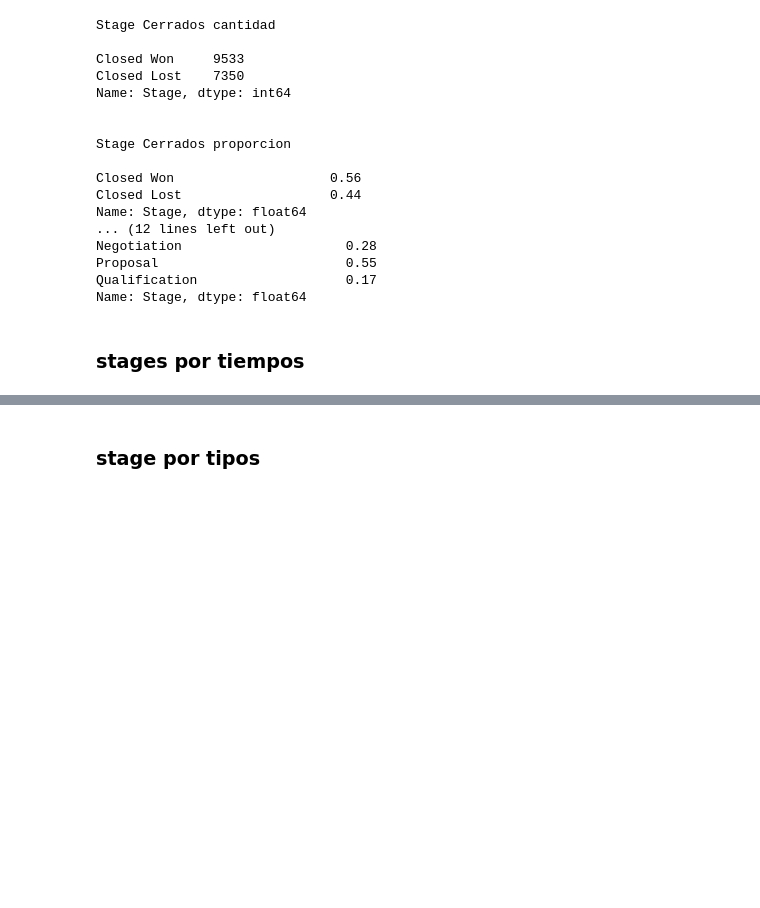
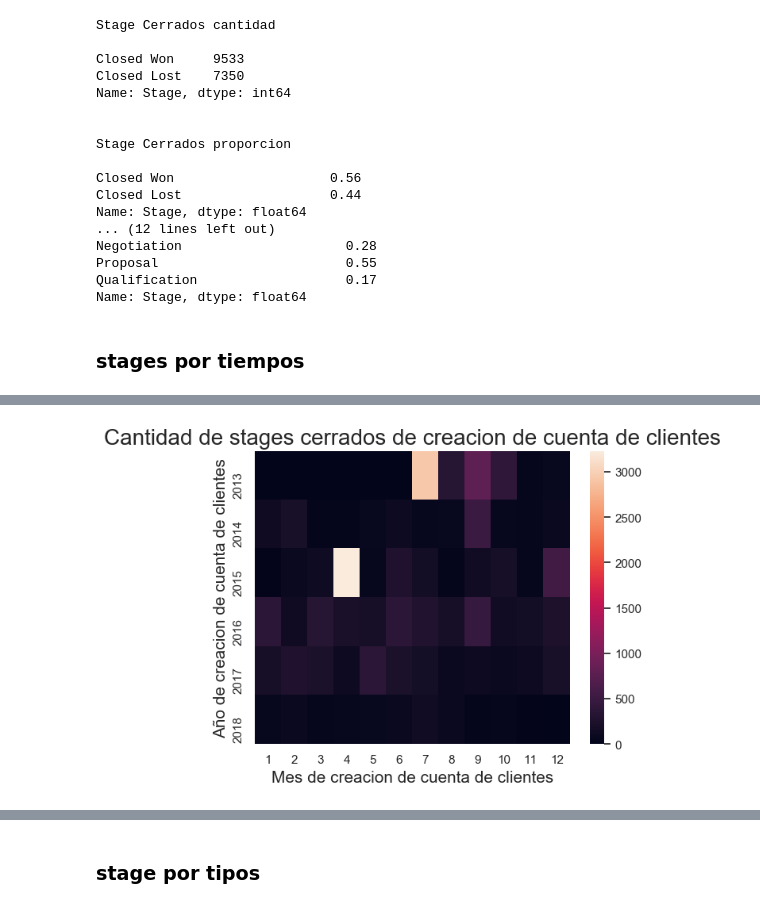
Before and after one commit to GIBelletti/TP1-datos, a Jupyter notebook: TP1.ipynb, the cells around one changed output, grey strips where cells are left out. Saved outputs shown, nothing was run; the diff lists cells and outputs as text; code cells hidden in the pictures; blank space fills up the shorter version.

```diff
--- a/TP1.ipynb
+++ b/TP1.ipynb
@@ -296,0 +297,5 @@ data.head(10)
+# %%
+data = cantidadDeTipoDeStagePorTiempo(entrenamiento,'Account_Created_Date')
+graficarTipoDeStagePorTiempo(data,"creacion de cuenta de clientes")
+data.head(10)
+# %% [output]
@@ -296,0 +310 @@ data.head(10)
+[figure, added]
```
Also changed, not shown: parts of 11 cells of this notebook.
